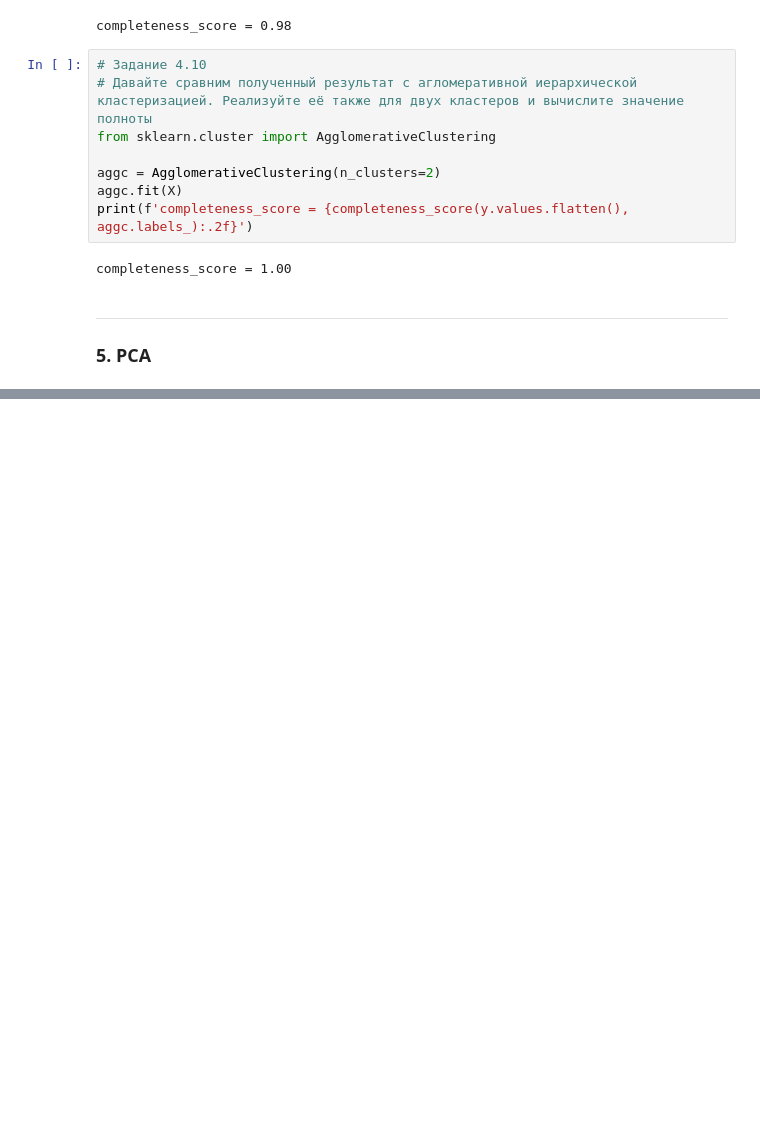
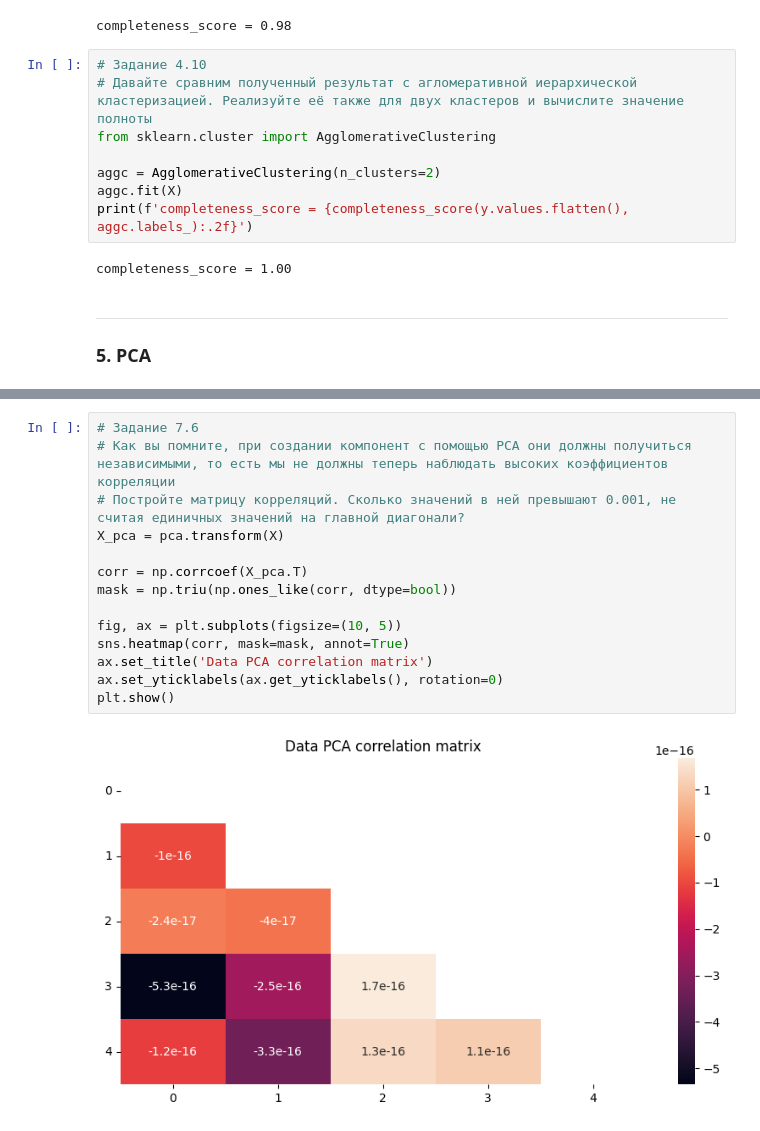
Before and after one commit to Blooodniy/SF_DS, a Jupyter notebook: MATH&ML/MATH&ML-11. Кластеризация и техники понижения размерности. Часть II/MATH&ML-11.ipynb, the cells around one changed output, grey strips where cells are left out. Cells and saved outputs as stored; diff of their text form; blank space fills up the shorter version.

```diff
--- a/MATH&ML/MATH&ML-11. Кластеризация и техники понижения размерности. Часть II/MATH&ML-11.ipynb
+++ b/MATH&ML/MATH&ML-11. Кластеризация и техники понижения размерности. Часть II/MATH&ML-11.ipynb
@@ -236,0 +558,16 @@ completeness_score = 1.00
+# %%
+# Задание 7.6
+# Как вы помните, при создании компонент с помощью PCA они должны получиться независимыми, то есть мы не должны теперь наблюдать высоких коэффициентов корреляции
+# Постройте матрицу корреляций. Сколько значений в ней превышают 0.001, не считая единичных значений на главной диагонали?
+X_pca = pca.transform(X)
+
+corr = np.corrcoef(X_pca.T)
+mask = np.triu(np.ones_like(corr, dtype=bool))
+
+fig, ax = plt.subplots(figsize=(10, 5))
+sns.heatmap(corr, mask=mask, annot=True)
+ax.set_title('Data PCA correlation matrix')
+ax.set_yticklabels(ax.get_yticklabels(), rotation=0)
+plt.show()
+# %% [output]
+[figure, added]
```
Also changed, not shown: parts of 46 cells of this notebook, 1 other file.
